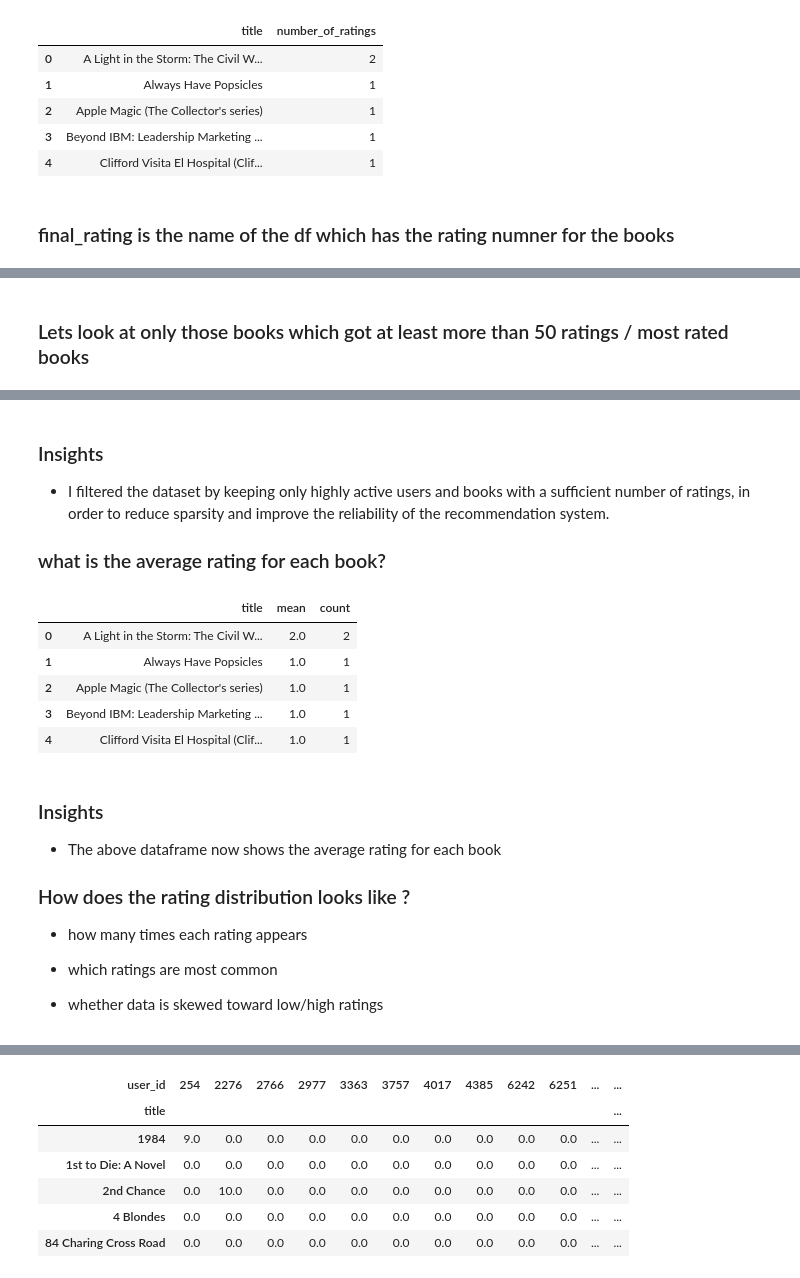
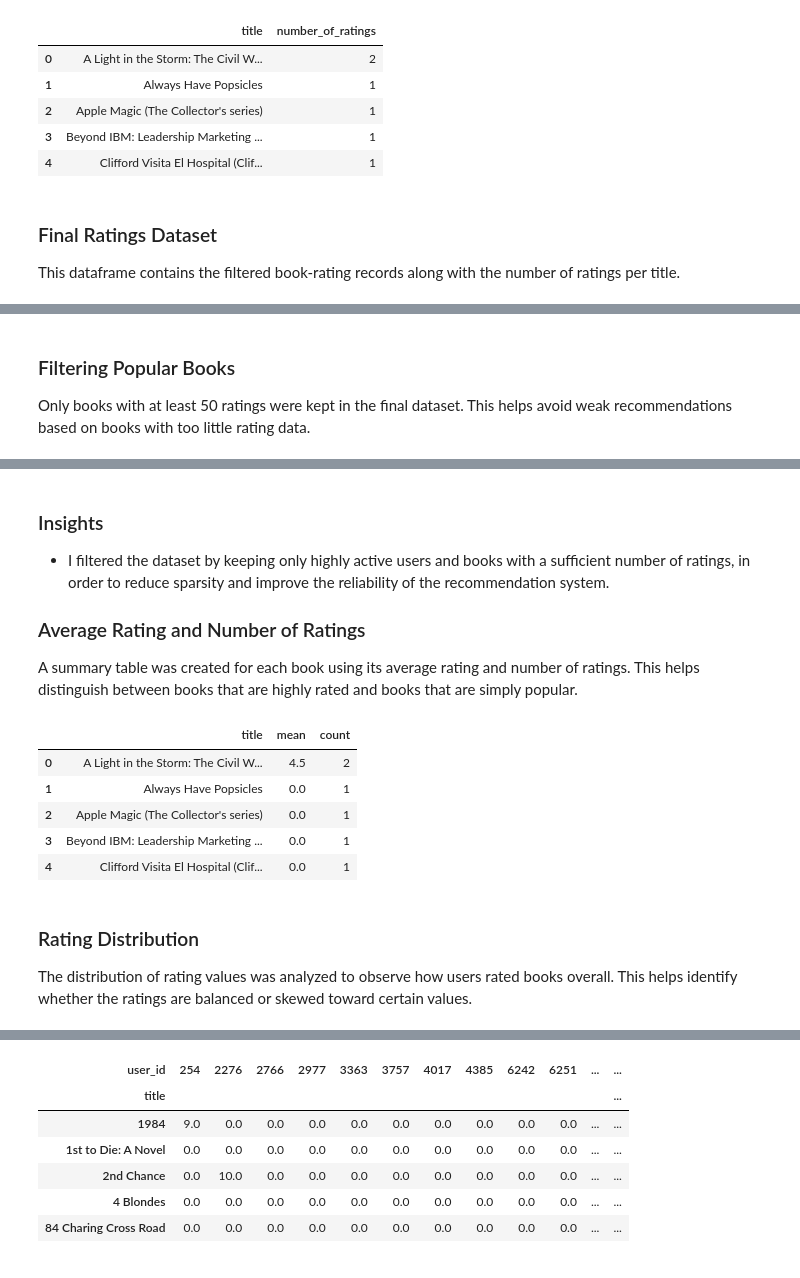
Before and after one commit to fureza-muqaddas/End-to-End-Book-Recommendation-System-Project, a Jupyter notebook: notebook/EDA & Feature Engineering.ipynb, the cells around one changed output, grey strips where cells are left out. Drawn from its saved outputs; the diff is of its cells as text; code cells hidden in the pictures.

```diff
--- a/notebook/EDA & Feature Engineering.ipynb
+++ b/notebook/EDA & Feature Engineering.ipynb
@@ -163,12 +191,12 @@ number_of_ratings.head()
 | 3 | Beyond IBM: Leadership Marketing ... | 1 |
 | 4 | Clifford Visita El Hospital (Clif... | 1 |
 # %% [markdown]
-### final_rating is the name of the df which has the rating numner for the books
+### Final Ratings Dataset
+This dataframe contains the filtered book-rating records along with the number of ratings per title.
 # %%
 final_ratings = ratings_with_books.merge(number_of_ratings, on = 'title')
+final_ratings.drop_duplicates(subset=['user_id', 'title'], inplace=True)
 final_ratings.head()
-
-# number of rating  column is added below , it shows us how many ratings each book has got
 # %% [output]
 |  | user_id | isbn | rating | title | author | year | publisher | image_url | number_of_ratings |
 | 0 | 277427 | 002542730X | 10 | Politically Correct Bedtime Stori... | James Finn Garner | 1994 | John Wiley &amp; Sons Inc | http://images.amazon.com/images/P... | 82 |
@@ -177,7 +205,9 @@ final_ratings.head()
 | 3 | 277427 | 0030615321 | 0 | Ask for May, Settle for June (A D... | G. B. Trudeau | 1982 | Henry Holt &amp; Co | http://images.amazon.com/images/P... | 1 |
 | 4 | 277427 | 0060002050 | 0 | On a Wicked Dawn (Cynster Novels) | Stephanie Laurens | 2002 | Avon Books | http://images.amazon.com/images/P... | 13 |
 # %% [markdown]
-### Lets look at only those books which got at least more than 50 ratings / most rated books
+### Filtering Popular Books
+
+Only books with at least 50 ratings were kept in the final dataset. This helps avoid weak recommendations based on books with too little rating data.
 # %%
 final_ratings_50 = final_ratings[final_ratings['number_of_ratings']>=50]
 final_ratings_50.head()
@@ -192,25 +222,22 @@ final_ratings_50.head()
 ### Insights
 - I filtered the dataset by keeping only highly active users and books with a sufficient number of ratings, in order to reduce sparsity and improve the reliability of the recommendation system.
 
-### what is the average rating for each book?
+### Average Rating and Number of Ratings
+
+A summary table was created for each book using its average rating and number of ratings. This helps distinguish between books that are highly rated and books that are simply popular.
 # %%
-average_rating = final_ratings.groupby('title')['number_of_ratings'].agg(['mean', 'count']).reset_index()
+average_rating = final_ratings.groupby('title')['rating'].agg(['mean', 'count']).reset_index()
 average_rating.head()
 # %% [output]
 |  | title | mean | count |
-| 0 | A Light in the Storm: The Civil W... | 2.0 | 2 |
-| 1 | Always Have Popsicles | 1.0 | 1 |
-| 2 | Apple Magic (The Collector's series) | 1.0 | 1 |
-| 3 | Beyond IBM: Leadership Marketing ... | 1.0 | 1 |
-| 4 | Clifford Visita El Hospital (Clif... | 1.0 | 1 |
+| 0 | A Light in the Storm: The Civil W... | 4.5 | 2 |
+| 1 | Always Have Popsicles | 0.0 | 1 |
+| 2 | Apple Magic (The Collector's series) | 0.0 | 1 |
+| 3 | Beyond IBM: Leadership Marketing ... | 0.0 | 1 |
+| 4 | Clifford Visita El Hospital (Clif... | 0.0 | 1 |
 # %% [markdown]
-### Insights
-- The above dataframe now shows the average rating for each book
 
-### How does the rating distribution looks like ?
-- how many times each rating appears
+### Rating Distribution
 
-- which ratings are most common
-
-- whether data is skewed toward low/high ratings
+The distribution of rating values was analyzed to observe how users rated books overall. This helps identify whether the ratings are balanced or skewed toward certain values.
 # %%
```
Also changed, not shown: parts of 47 cells of this notebook.
